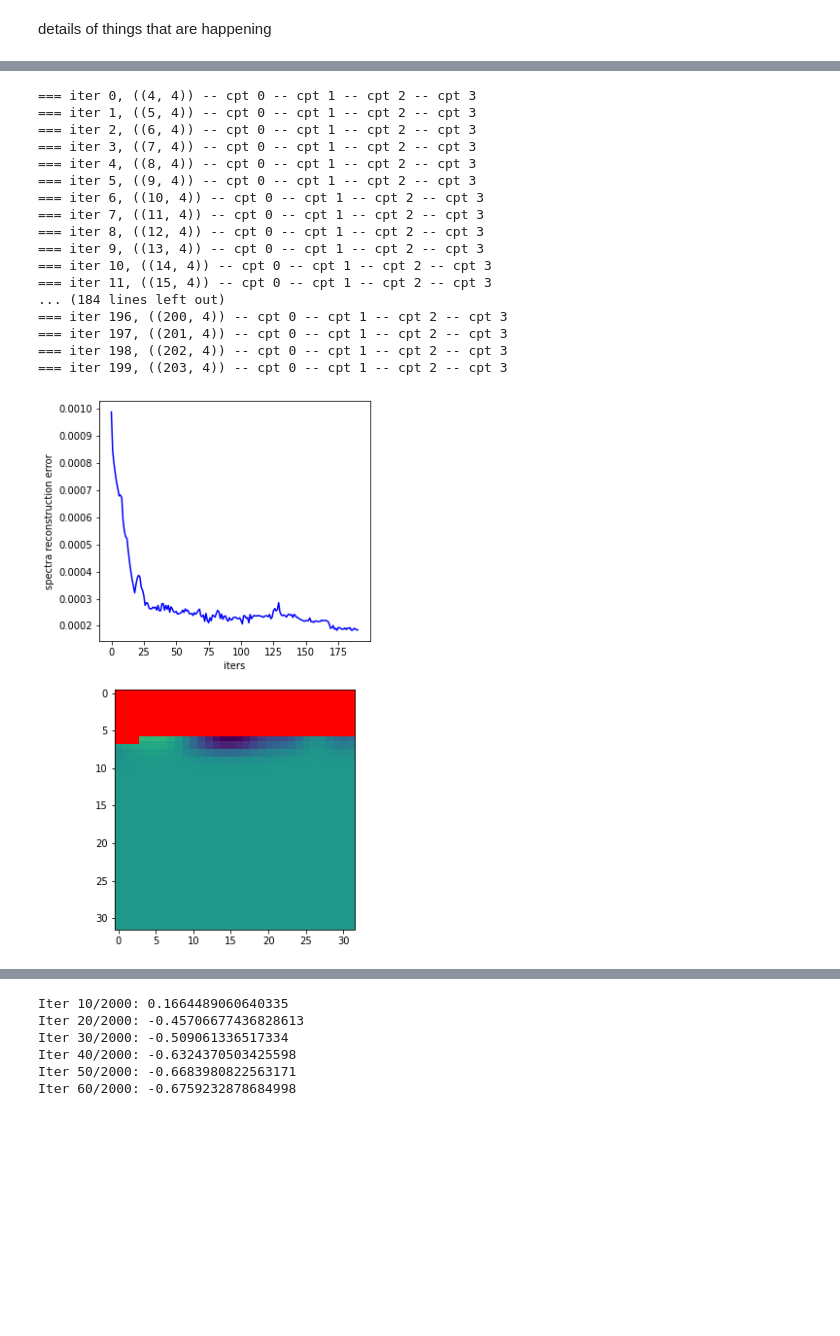
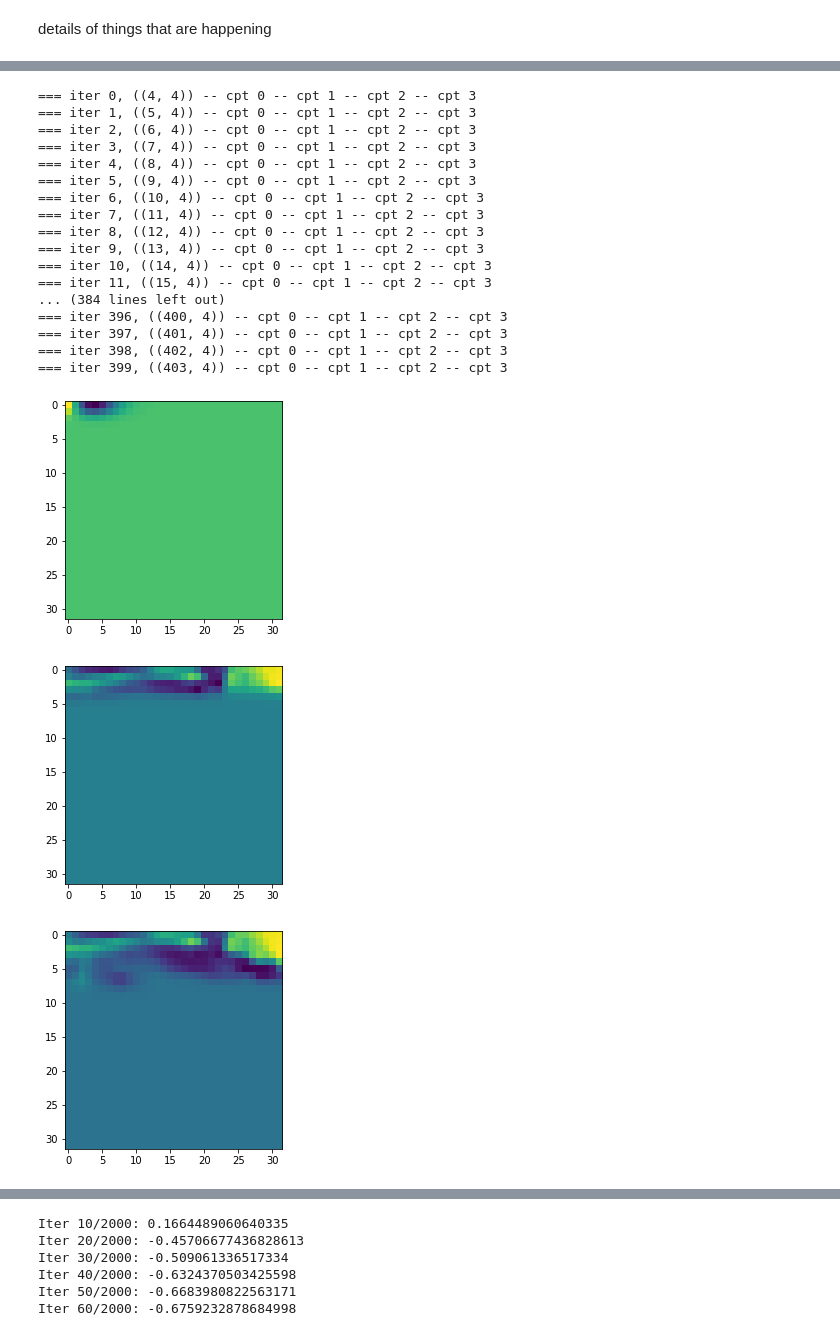
Before and after one commit to tangkong/ls_be, a Jupyter notebook: notebooks/BO_loop.ipynb, the cells around one changed output, grey strips where cells are left out. Drawn from its saved outputs; the diff is of its cells as text; code cells hidden in the pictures; blank space fills up the shorter version.

```diff
--- a/notebooks/BO_loop.ipynb
+++ b/notebooks/BO_loop.ipynb
@@ -9,7 +12,7 @@ import matplotlib.pyplot as plt
 details of things that are happening
 # %%
 face_image, xanes_data, xanes_energy, xanes_cpts = generate_dataset(n_cpts=3, seed=42,
-                                supply_truth=True, xanes='trig')
+                                supply_truth=True, xanes='xanes')
 x=12
 y=15
 
@@ -56,23 +97,25 @@ axes[1].plot(pca_model.components_.T)
 from src.models.train_model import BO_loop, grid_search, dist_loop
 from src.models.acquisition import Random, MaxVariance
 # %%
-grid_gps, grid_variances, grid_errors, grid_info_dict = grid_search(xanes_data, n_iters=200, n_cpts=4)
+grid_gps, grid_variances, grid_errors, grid_info_dict = grid_search(xanes_data, n_iters=400, n_cpts=4)
 # %% [output]
 === iter 0, ((4, 4)) -- cpt 0 -- cpt 1 -- cpt 2 -- cpt 3
 === iter 1, ((5, 4)) -- cpt 0 -- cpt 1 -- cpt 2 -- cpt 3
 === iter 2, ((6, 4)) -- cpt 0 -- cpt 1 -- cpt 2 -- cpt 3
 === iter 3, ((7, 4)) -- cpt 0 -- cpt 1 -- cpt 2 -- cpt 3
 === iter 4, ((8, 4)) -- cpt 0 -- cpt 1 -- cpt 2 -- cpt 3
 === iter 5, ((9, 4)) -- cpt 0 -- cpt 1 -- cpt 2 -- cpt 3
 === iter 6, ((10, 4)) -- cpt 0 -- cpt 1 -- cpt 2 -- cpt 3
 === iter 7, ((11, 4)) -- cpt 0 -- cpt 1 -- cpt 2 -- cpt 3
 === iter 8, ((12, 4)) -- cpt 0 -- cpt 1 -- cpt 2 -- cpt 3
 === iter 9, ((13, 4)) -- cpt 0 -- cpt 1 -- cpt 2 -- cpt 3
 === iter 10, ((14, 4)) -- cpt 0 -- cpt 1 -- cpt 2 -- cpt 3
 === iter 11, ((15, 4)) -- cpt 0 -- cpt 1 -- cpt 2 -- cpt 3
-... (184 lines left out)
-=== iter 196, ((200, 4)) -- cpt 0 -- cpt 1 -- cpt 2 -- cpt 3
-=== iter 197, ((201, 4)) -- cpt 0 -- cpt 1 -- cpt 2 -- cpt 3
-=== iter 198, ((202, 4)) -- cpt 0 -- cpt 1 -- cpt 2 -- cpt 3
-=== iter 199, ((203, 4)) -- cpt 0 -- cpt 1 -- cpt 2 -- cpt 3
+... (384 lines left out)
+=== iter 396, ((400, 4)) -- cpt 0 -- cpt 1 -- cpt 2 -- cpt 3
+=== iter 397, ((401, 4)) -- cpt 0 -- cpt 1 -- cpt 2 -- cpt 3
+=== iter 398, ((402, 4)) -- cpt 0 -- cpt 1 -- cpt 2 -- cpt 3
+=== iter 399, ((403, 4)) -- cpt 0 -- cpt 1 -- cpt 2 -- cpt 3
-[figure, old version]
+[figure, new version]
+[figure, added]
+[figure, added]
```
Also changed, not shown: parts of 13 cells of this notebook, 1 other file.
